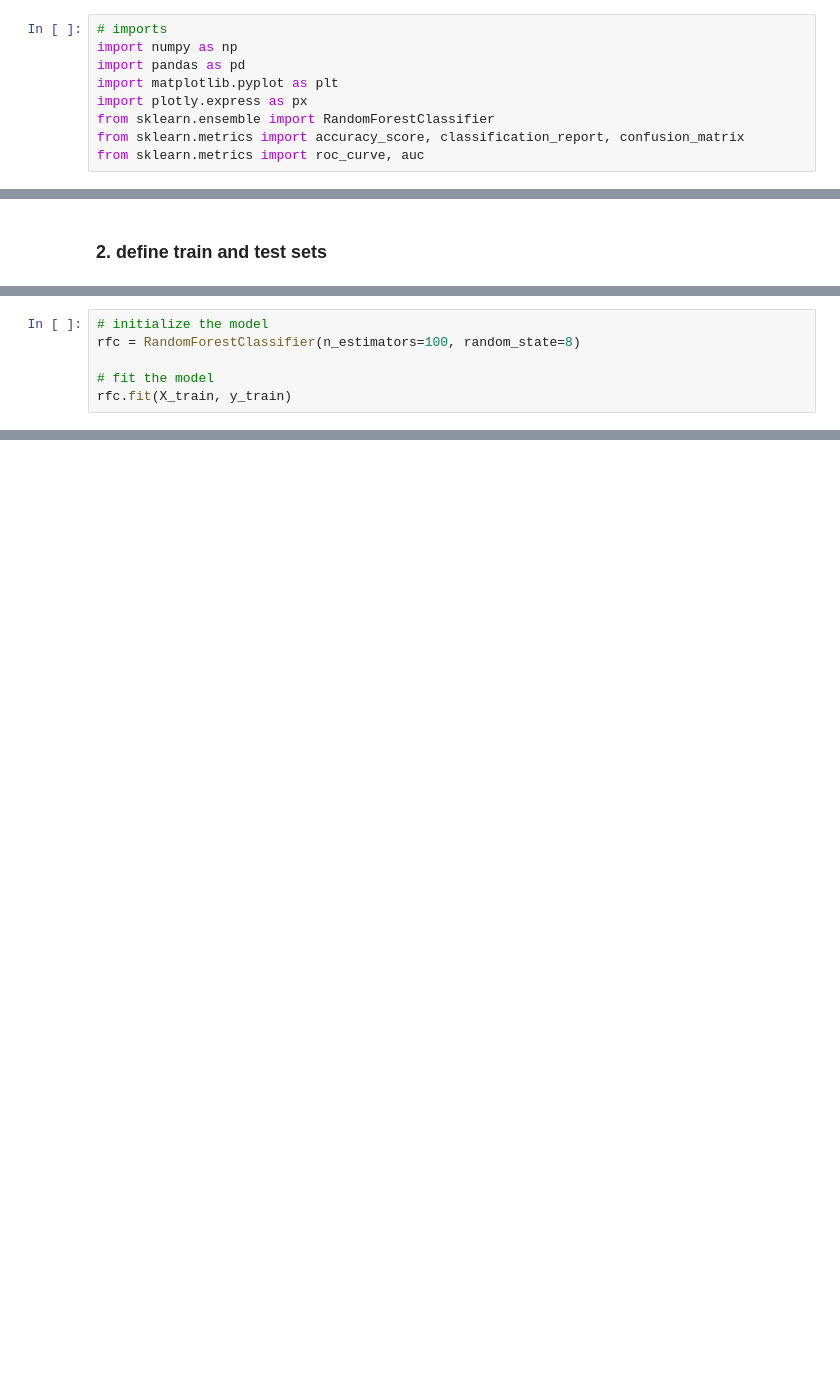
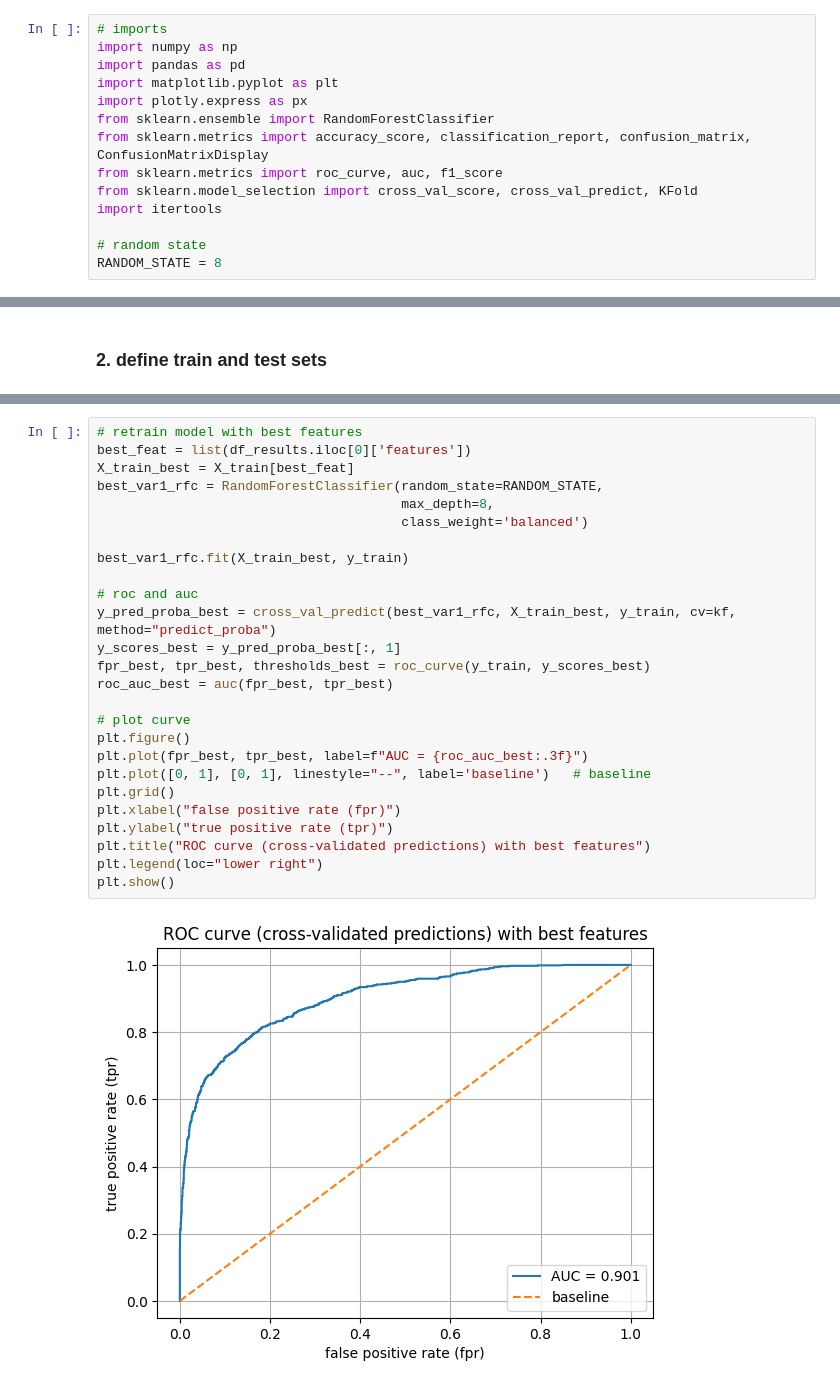
Before and after one commit to nisharonn/US-Economic-Recovery-Post-COVID-19, a Jupyter notebook: rand_forest.ipynb, the cells around one changed output, grey strips where cells are left out. Cells and saved outputs as stored; diff of their text form; blank space fills up the shorter version.

Commit message:
more eda and model updates

```diff
--- a/rand_forest.ipynb
+++ b/rand_forest.ipynb
@@ -5,8 +5,13 @@ import pandas as pd
 import matplotlib.pyplot as plt
 import plotly.express as px
 from sklearn.ensemble import RandomForestClassifier
-from sklearn.metrics import accuracy_score, classification_report, confusion_matrix
-from sklearn.metrics import roc_curve, auc
+from sklearn.metrics import accuracy_score, classification_report, confusion_matrix, ConfusionMatrixDisplay
+from sklearn.metrics import roc_curve, auc, f1_score
+from sklearn.model_selection import cross_val_score, cross_val_predict, KFold
+import itertools
+
+# random state
+RANDOM_STATE = 8
 # %%
 # load the data
 data = pd.read_csv('data.csv')
@@ -102,6 +108,0 @@ test set length: 50
-# %%
-# initialize the model
-rfc = RandomForestClassifier(n_estimators=100, random_state=8)
-
-# fit the model
-rfc.fit(X_train, y_train)
@@ -130,0 +171,28 @@ results.head()
+# %%
+# retrain model with best features
+best_feat = list(df_results.iloc[0]['features'])
+X_train_best = X_train[best_feat]
+best_var1_rfc = RandomForestClassifier(random_state=RANDOM_STATE,
+                                       max_depth=8,
+                                       class_weight='balanced')
+
+best_var1_rfc.fit(X_train_best, y_train)
+
+# roc and auc
+y_pred_proba_best = cross_val_predict(best_var1_rfc, X_train_best, y_train, cv=kf, method="predict_proba")
+y_scores_best = y_pred_proba_best[:, 1]
+fpr_best, tpr_best, thresholds_best = roc_curve(y_train, y_scores_best)
+roc_auc_best = auc(fpr_best, tpr_best)
+
+# plot curve
+plt.figure()
+plt.plot(fpr_best, tpr_best, label=f"AUC = {roc_auc_best:.3f}")
+plt.plot([0, 1], [0, 1], linestyle="--", label='baseline')   # baseline
+plt.grid()
+plt.xlabel("false positive rate (fpr)")
+plt.ylabel("true positive rate (tpr)")
+plt.title("ROC curve (cross-validated predictions) with best features")
+plt.legend(loc="lower right")
+plt.show()
+# %% [output]
+[figure, added]
```
Also changed, not shown: parts of 31 cells of this notebook, 6 other files.
